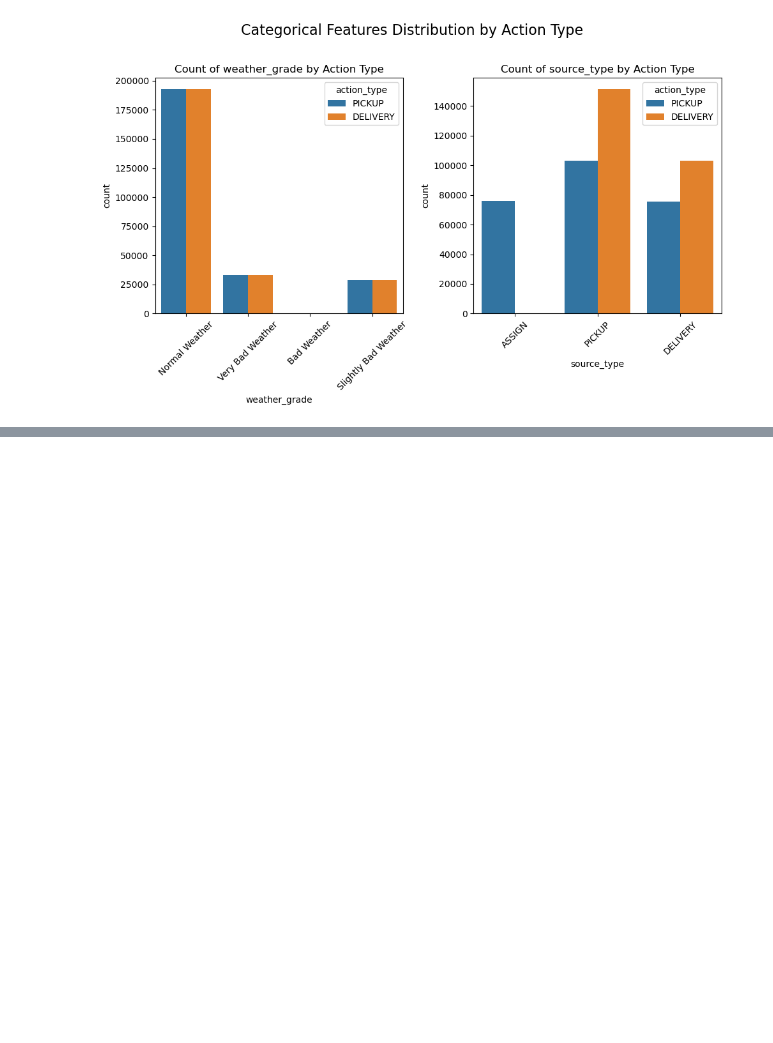
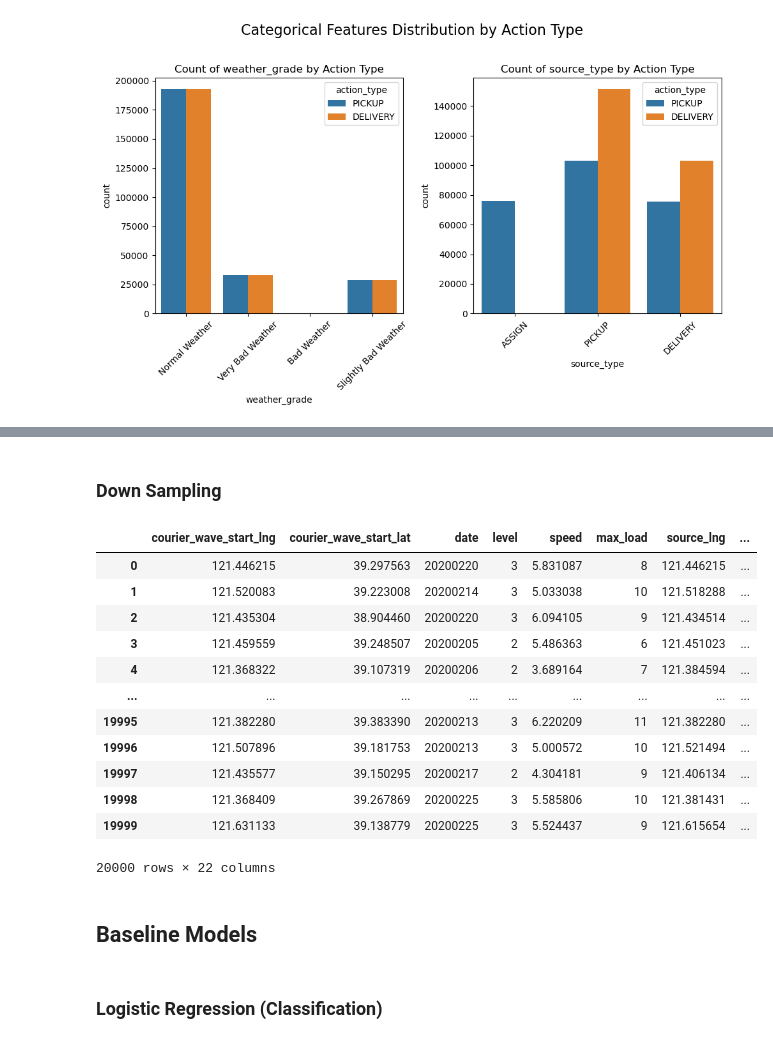
Before and after one commit to Zora-10/Machine-Learning-Individual-Project, a Jupyter notebook: Project1/solution/solution.ipynb, the cells around one changed output, grey strips where cells are left out. Saved outputs shown, nothing was run; the diff lists cells and outputs as text; code cells hidden in the pictures; blank space fills up the shorter version.

```diff
--- a/Project1/solution/test.ipynb
+++ b/Project1/solution/solution.ipynb
@@ -306,5 +138,0 @@ def base_fe(df_data):
-# %%
-X_train_ds = base_fe(X_train_ds)
-X_test = base_fe(X_test)
-
-X_train_ds
@@ -541,6 +138,0 @@ def further_fe(df_data):
-# %%
-# feature engineering
-X_train_ds = further_fe(X_train_ds)
-X_test = further_fe(X_test)
-
-X_train_ds
@@ -799,0 +162,11 @@ Regression submission saved: 25468 predictions
+# %%
+# targets and raw features
+y_clf_raw = df_train_dropped["action_type"].copy()
+y_clf = y_clf_raw.map({"PICKUP": 0, "DELIVERY": 1}).astype(int)
+
+y_reg = df_train_dropped["expected_use_time"].astype(float)
+
+X_all = df_train_dropped.drop(columns=["action_type", "expected_use_time"]).copy()
+X_final_raw = df_test_dropped.copy()
+
+print(X_all.shape, X_final_raw.shape)
@@ -799,0 +177,8 @@ Regression submission saved: 25468 predictions
+# %%
+X_train, X_valid, y_clf_train, y_clf_valid, y_reg_train, y_reg_valid = train_test_split(
+    X_all, y_clf, y_reg,
+    test_size=0.30,
+    random_state=RANDOM_STATE,
+    stratify=y_clf
+)
+print(X_train.shape, X_valid.shape)
@@ -799,0 +266,35 @@ Regression submission saved: 25468 predictions
+# %% [markdown]
+### Down Sampling
+# %%
+N_DS = 20000
+rng = np.random.RandomState(RANDOM_STATE)
+
+if len(X_train_base) > N_DS:
+    idx = rng.choice(len(X_train_base), size=N_DS, replace=False)
+    X_train_ds = X_train_base.iloc[idx].reset_index(drop=True)
+    y_clf_train_ds = y_clf_train.iloc[idx].reset_index(drop=True)
+    y_reg_train_ds = y_reg_train.iloc[idx].reset_index(drop=True)
+else:
+    X_train_ds = X_train_base.copy()
+    y_clf_train_ds = y_clf_train.copy()
+    y_reg_train_ds = y_reg_train.copy()
+
+X_train_ds
+# %% [output]
+|  | courier_wave_start_lng | courier_wave_start_lat | date | level | speed | max_load | source_lng | ... |
+| 0 | 121.446215 | 39.297563 | 20200220 | 3 | 5.831087 | 8 | 121.446215 | ... |
+| 1 | 121.520083 | 39.223008 | 20200214 | 3 | 5.033038 | 10 | 121.518288 | ... |
+| 2 | 121.435304 | 38.904460 | 20200220 | 3 | 6.094105 | 9 | 121.434514 | ... |
+| 3 | 121.459559 | 39.248507 | 20200205 | 2 | 5.486363 | 6 | 121.451023 | ... |
+| 4 | 121.368322 | 39.107319 | 20200206 | 2 | 3.689164 | 7 | 121.384594 | ... |
+| ... | ... | ... | ... | ... | ... | ... | ... | ... |
+| 19995 | 121.382280 | 39.383390 | 20200213 | 3 | 6.220209 | 11 | 121.382280 | ... |
+| 19996 | 121.507896 | 39.181753 | 20200213 | 3 | 5.000572 | 10 | 121.521494 | ... |
+| 19997 | 121.435577 | 39.150295 | 20200217 | 2 | 4.304181 | 9 | 121.406134 | ... |
+| 19998 | 121.368409 | 39.267869 | 20200225 | 3 | 5.585806 | 10 | 121.381431 | ... |
+| 19999 | 121.631133 | 39.138779 | 20200225 | 3 | 5.524437 | 9 | 121.615654 | ... |
+20000 rows × 22 columns
+# %% [markdown]
+## Baseline Models
+# %% [markdown]
+### Logistic Regression (Classification)
```
Also changed, not shown: parts of 100 cells of this notebook, 2 other files.
